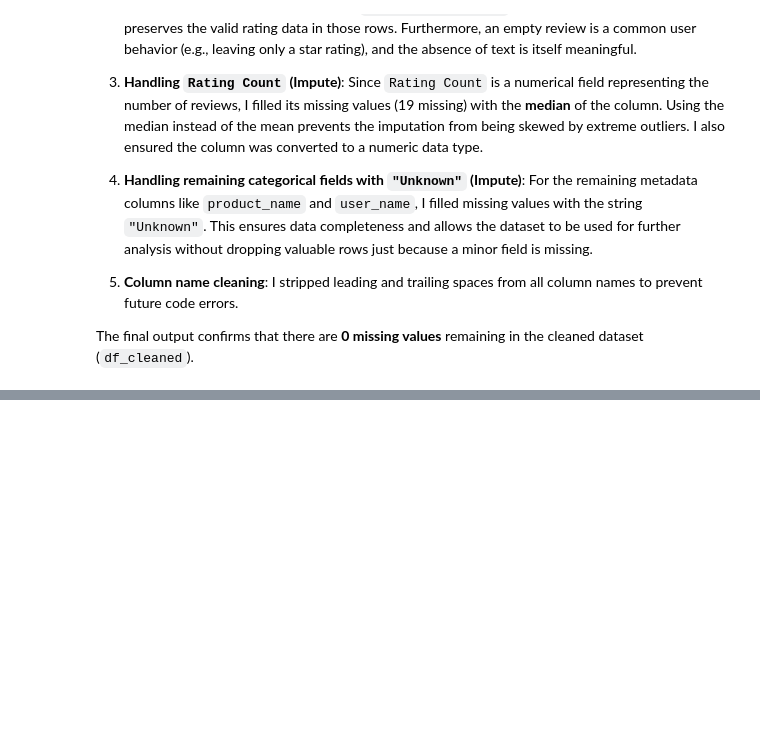
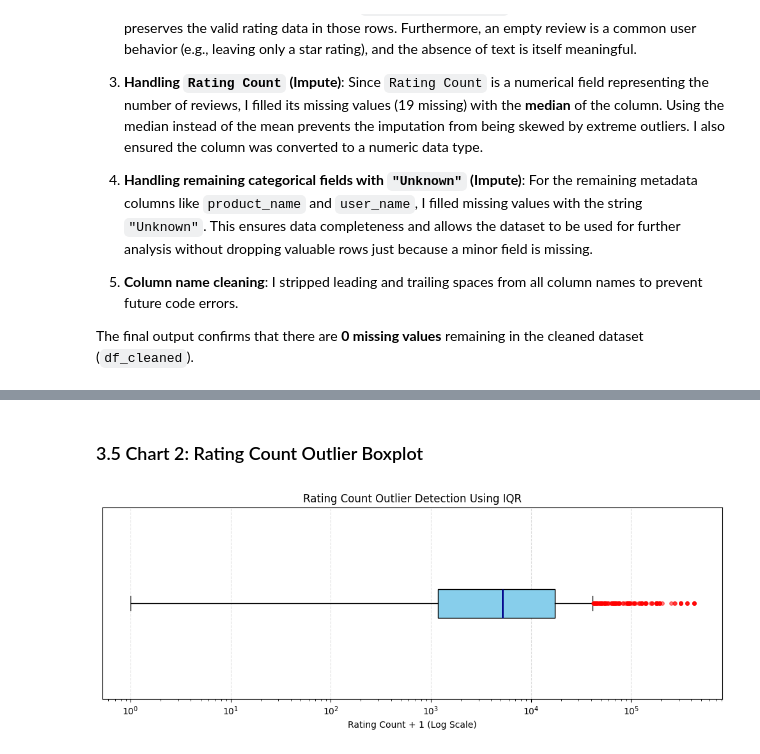
Before and after one commit to joey2846/Group-Project, a Jupyter notebook: notebooks/member_a_work.ipynb, the cells around one changed output, grey strips where cells are left out. Drawn from its saved outputs; the diff is of its cells as text; code cells hidden in the pictures; blank space fills up the shorter version.

Commit message:
Complete Member B work

```diff
--- a/notebooks/member_a_work.ipynb
+++ b/notebooks/member_a_work.ipynb
@@ -172,0 +218,16 @@ The final output confirms that there are **0 missing values** remaining in the c
+# %%
+# Member B - 3.1 Duplicate Detection
+
+# Use the original dataset from Member A
+df_raw = df.copy()
+
+# Detect exact duplicate rows
+duplicate_count = df_raw.duplicated().sum()
+
+print("Total rows before cleaning:", len(df_raw))
+print("Number of duplicate rows:", duplicate_count)
+
+# Remove exact duplicates only
+df_quality = df_raw.drop_duplicates().copy()
+
+print("Total rows after removing duplicates:", len(df_quality))
@@ -172,0 +515,41 @@ The final output confirms that there are **0 missing values** remaining in the c
+# %% [markdown]
+### 3.5 Chart 2: Rating Count Outlier Boxplot
+# %%
+# Member B - Chart 2: Rating Count Outlier Boxplot
+
+import matplotlib.pyplot as plt
+
+# Select valid rating counts
+rating_counts = df_quality["rating_count_num"].dropna()
+
+# Create boxplot
+fig, ax = plt.subplots(figsize=(10, 4))
+
+ax.boxplot(
+    rating_counts + 1,
+    vert=False,
+    patch_artist=True,
+    boxprops=dict(facecolor="skyblue"),
+    medianprops=dict(color="darkblue", linewidth=2),
+    flierprops=dict(
+        marker="o",
+        markerfacecolor="red",
+        markeredgecolor="red",
+        markersize=4,
+        alpha=0.5
+    )
+)
+
+# Use logarithmic scale to display extreme values clearly
+ax.set_xscale("log")
+
+ax.set_title("Rating Count Outlier Detection Using IQR")
+ax.set_xlabel("Rating Count + 1 (Log Scale)")
+ax.set_yticks([])
+
+ax.grid(axis="x", linestyle="--", alpha=0.4)
+
+plt.tight_layout()
+plt.show()
+# %% [output]
+[figure, added]
```
Also changed, not shown: parts of 21 cells of this notebook.
